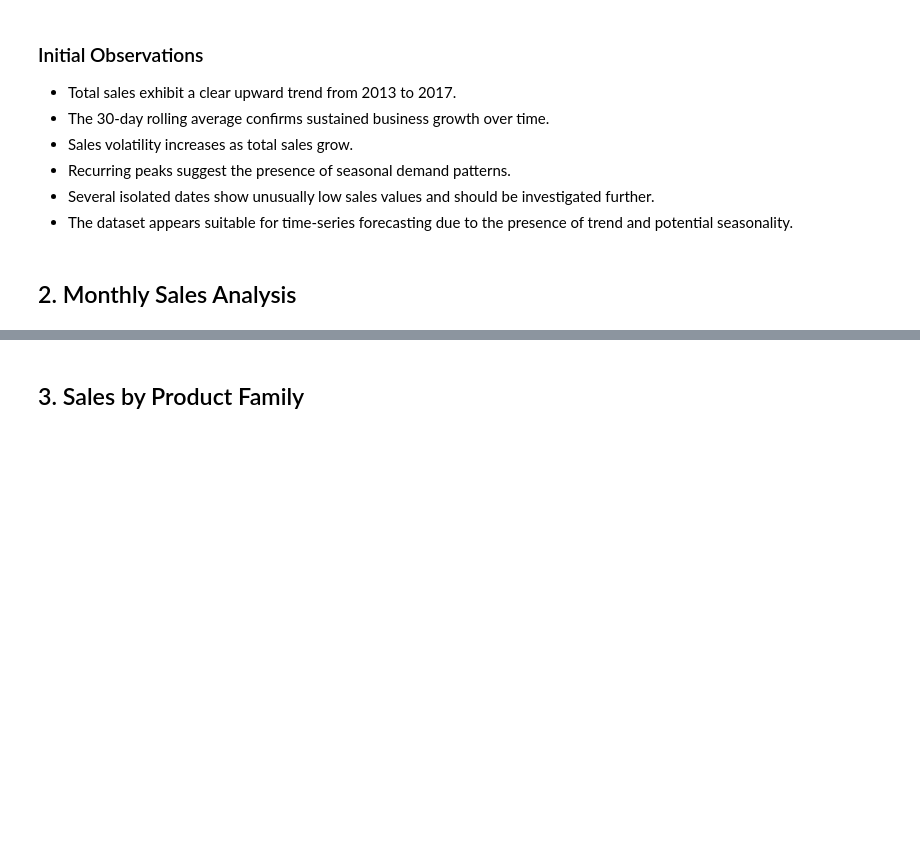
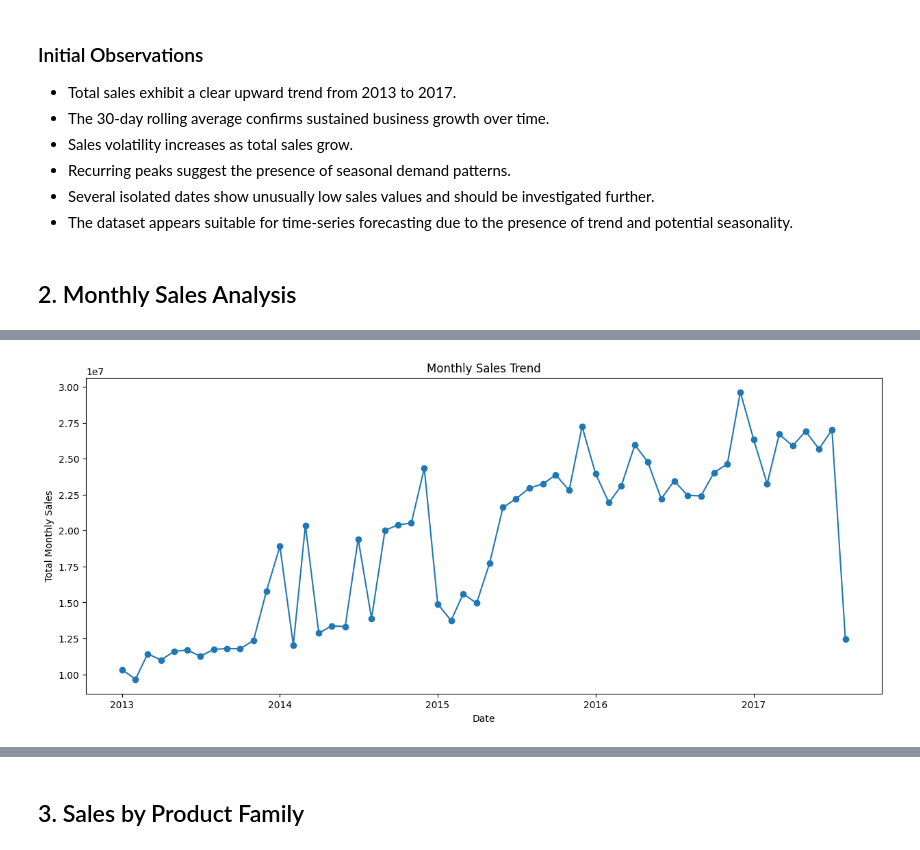
Before and after one commit to Edugar97/retail-demand-forecasting, a Jupyter notebook: notebooks/01_data_understanding.ipynb, the cells around one changed output, grey strips where cells are left out. Saved outputs shown, nothing was run; the diff lists cells and outputs as text; code cells hidden in the pictures; blank space fills up the shorter version.

Commit message:
Add monthly sales analysis and seasonality insights

```diff
--- a/notebooks/01_data_understanding.ipynb
+++ b/notebooks/01_data_understanding.ipynb
@@ -285,3 +285,14 @@ plt.show()
 - The dataset appears suitable for time-series forecasting due to the presence of trend and potential seasonality.
 # %% [markdown]
 ## 2. Monthly Sales Analysis
+# %%
+df['year'] = df['date'].dt.year
+df['month'] = df['date'].dt.month
+# %%
+monthly_sales = (
+    df.groupby(['year', 'month'])['sales']
+      .sum()
+      .reset_index()
+)
+
+monthly_sales.head()
@@ -287,0 +306,22 @@ plt.show()
+# %%
+monthly_sales['year_month'] = pd.to_datetime(
+    monthly_sales['year'].astype(str)
+    + '-'
+    + monthly_sales['month'].astype(str)
+)
+# %%
+plt.figure(figsize=(15,6))
+
+plt.plot(
+    monthly_sales['year_month'],
+    monthly_sales['sales'],
+    marker='o'
+)
+
+plt.title('Monthly Sales Trend')
+plt.xlabel('Date')
+plt.ylabel('Total Monthly Sales')
+
+plt.show()
+# %% [output]
+[figure, added]
```
Also changed, not shown: parts of 4 cells of this notebook.
